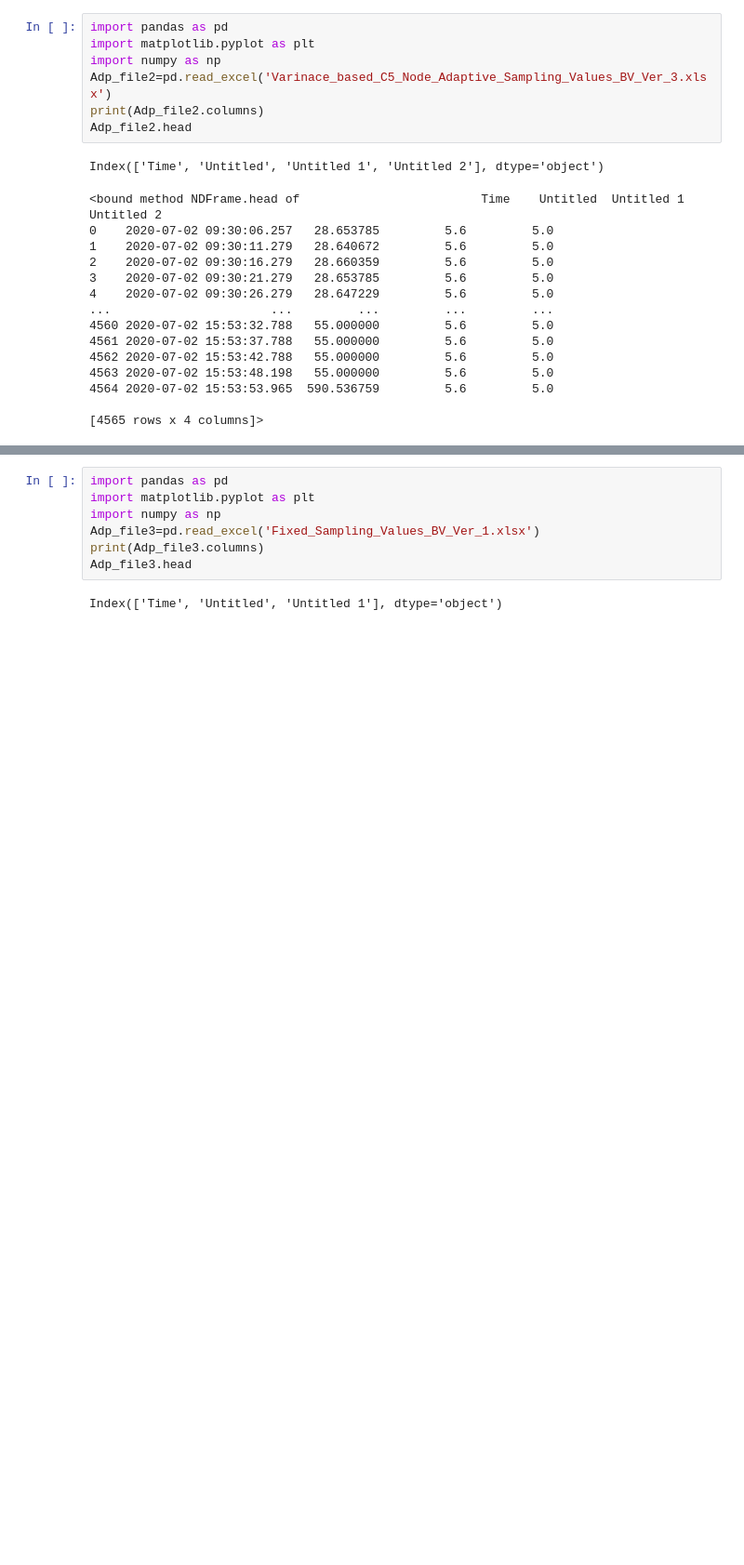
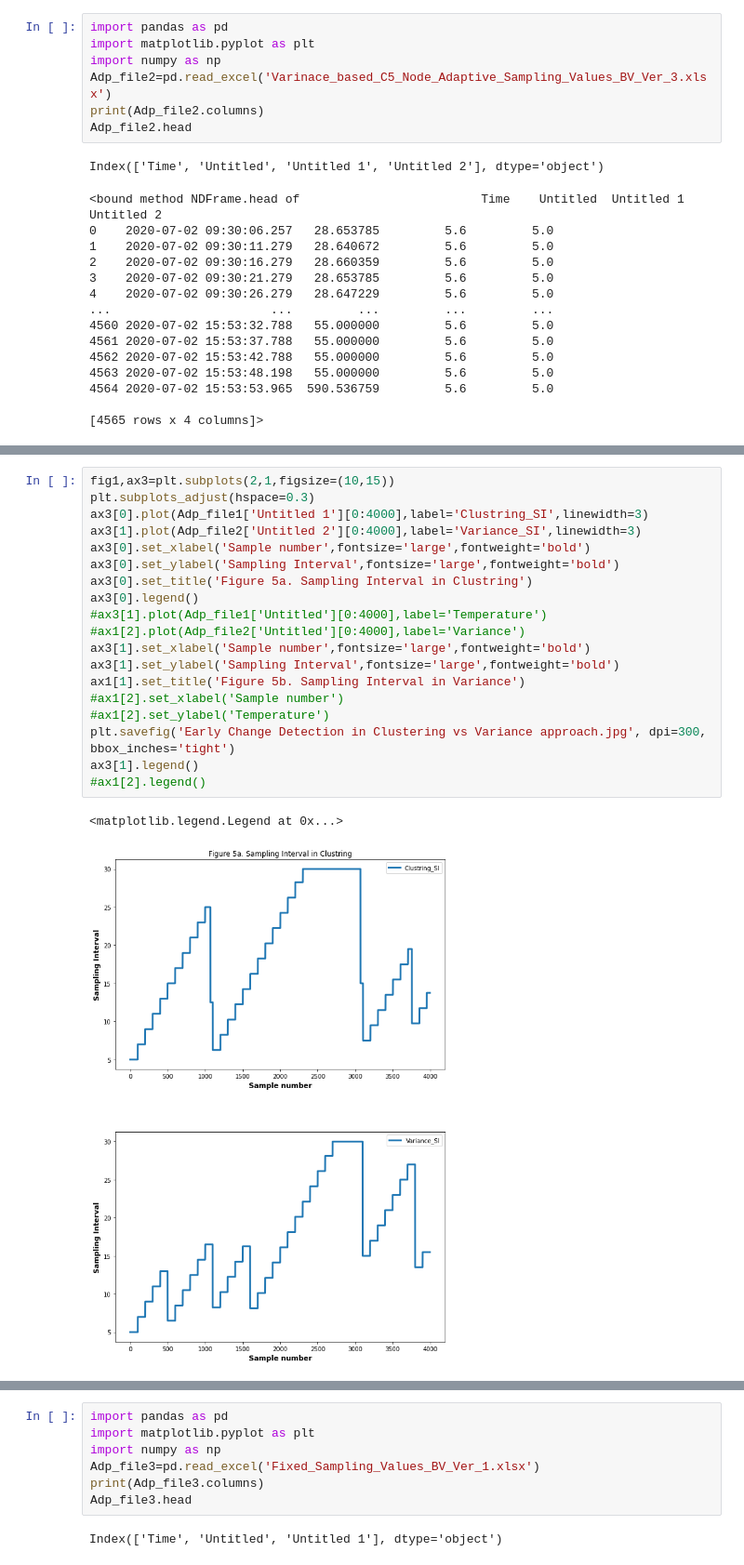
Before and after one commit to ssunilkumar/intro_test, a Jupyter notebook: clustering.ipynb, the cells around one changed output, grey strips where cells are left out. Shown: that part at 93% size. Drawn from its saved outputs; the diff is of its cells as text; blank space fills up the shorter version.

```diff
--- a/clustering.ipynb
+++ b/clustering.ipynb
@@ -102,0 +115,22 @@ ax1[2].legend()
+# %%
+fig1,ax3=plt.subplots(2,1,figsize=(10,15))
+plt.subplots_adjust(hspace=0.3)
+ax3[0].plot(Adp_file1['Untitled 1'][0:4000],label='Clustring_SI',linewidth=3)
+ax3[1].plot(Adp_file2['Untitled 2'][0:4000],label='Variance_SI',linewidth=3)
+ax3[0].set_xlabel('Sample number',fontsize='large',fontweight='bold')
+ax3[0].set_ylabel('Sampling Interval',fontsize='large',fontweight='bold')
+ax3[0].set_title('Figure 5a. Sampling Interval in Clustring')
+ax3[0].legend()
+#ax3[1].plot(Adp_file1['Untitled'][0:4000],label='Temperature')
+#ax1[2].plot(Adp_file2['Untitled'][0:4000],label='Variance')
+ax3[1].set_xlabel('Sample number',fontsize='large',fontweight='bold')
+ax3[1].set_ylabel('Sampling Interval',fontsize='large',fontweight='bold')
+ax1[1].set_title('Figure 5b. Sampling Interval in Variance')
+#ax1[2].set_xlabel('Sample number')
+#ax1[2].set_ylabel('Temperature')
+plt.savefig('Early Change Detection in Clustering vs Variance approach.jpg', dpi=300, bbox_inches='tight')
+ax3[1].legend()
+#ax1[2].legend()
+# %% [output]
+<matplotlib.legend.Legend at 0x...>
+[figure, added]
```
Also changed, not shown: parts of 8 cells of this notebook.
